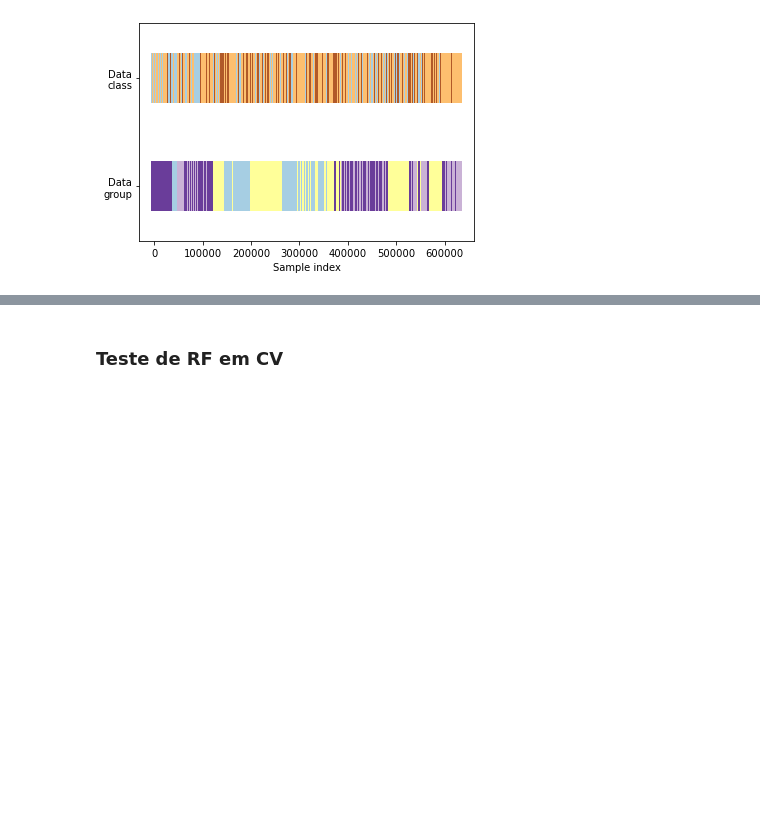
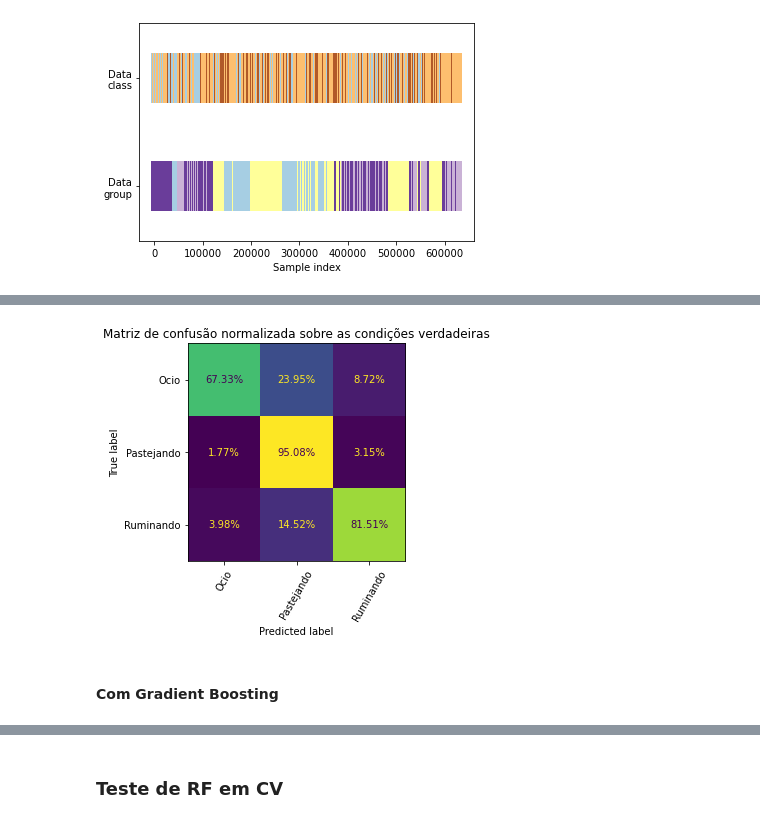
Before and after one commit to egmaziero/ZooWithAI, a Jupyter notebook: Lazaro - Treinamento e Validacao.ipynb, the cells around one changed output, grey strips where cells are left out. Cells and saved outputs as stored; diff of their text form; code cells hidden in the pictures; blank space fills up the shorter version.

```diff
--- a/Lazaro - Treinamento e Validacao.ipynb
+++ b/Lazaro - Treinamento e Validacao.ipynb
@@ -870,0 +1012,3 @@ visualize_groups(y, groups, "no groups")
+# %%
+%%time
+preds = rf_model.predict(X)
@@ -870,0 +1034,6 @@ visualize_groups(y, groups, "no groups")
+# %%
+imprimeMatrizDeConfusão(y, preds, rf_model)
+# %% [output]
+[figure, added]
+# %% [markdown]
+#### Com Gradient Boosting
```
Also changed, not shown: parts of 50 cells of this notebook, 4 other files.
